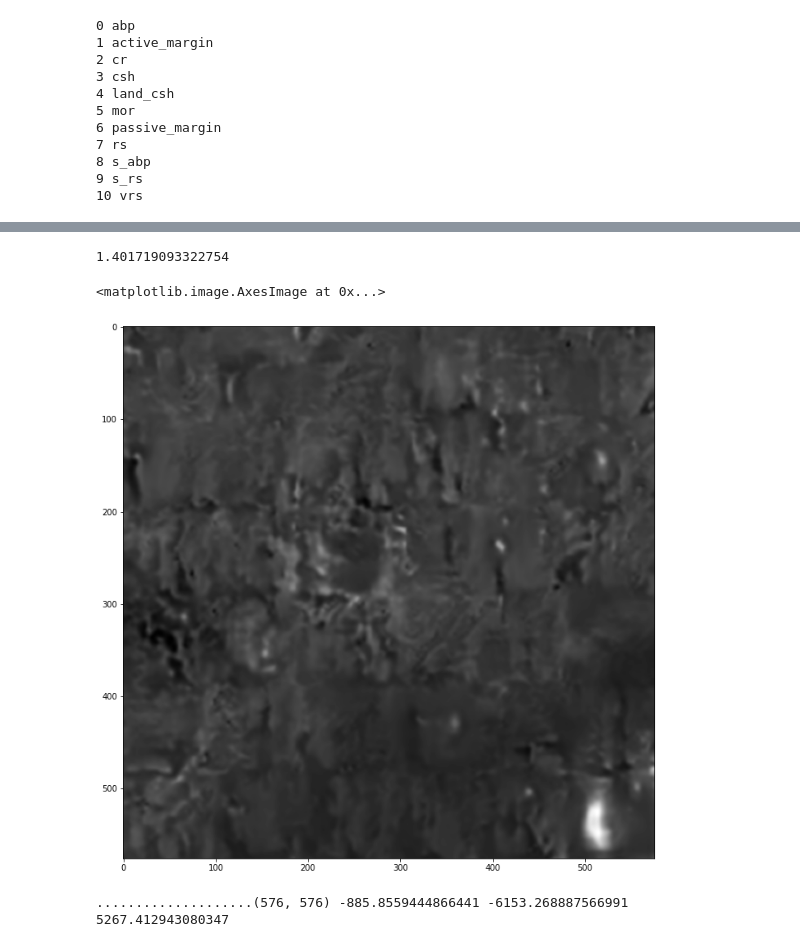
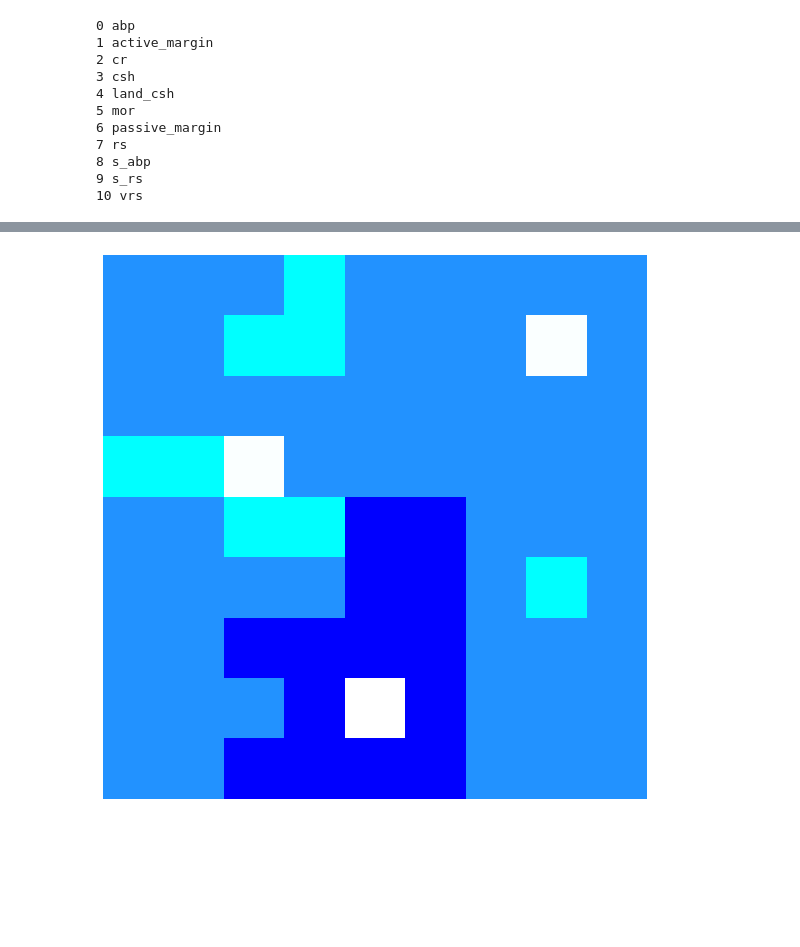
Before and after one commit to nico5655/OceanPSC, a Jupyter notebook: generate_terrain.ipynb, the cells around one changed output, grey strips where cells are left out. Cells and saved outputs as stored; diff of their text form; code cells hidden in the pictures; blank space fills up the shorter version.

```diff
--- a/generate_terrain.ipynb
+++ b/generate_terrain.ipynb
@@ -52,17 +35,21 @@ classes=np.int32(classes)
+# %%
+classes=np.array([[7,7,7,10,7,7,7,7,7],
+                  [7,7,10,10,7,7,7,9,7],
+                  [7,7,7,7,7,7,7,7,7],
+                  [10,10,9,7,7,7,7,7,7],
+                  [7,7,10,10,0,0,7,7,7],
+                  [7,7,7,7,0,0,7,10,7],
+                  [7,7,0,0,0,0,7,7,7],
+                  [7,7,7,0,8,0,7,7,7],
+                  [7,7,0,0,0,0,7,7,7]])
+
+#classes=7*np.ones_like(classes)
+# %%
+plt.figure(figsize=(10,10))
+plt.imshow(classes,cmap=c.samples_color_map)
+plt.axis('off')
+plt.show()
+# %% [output]
+[figure, added]
 # %%
 gen=Generation(inter_d=2)
-# %%
-
-gen.num_candidates=100
-t=time.time()
-map=gen.generate_tiled_map(classes)
-print(time.time()-t)
-# %% [output]
-1.401719093322754
-# %%
-
-plt.figure(figsize=(12,12))
-plt.imshow(gaussian_filter(map,1.5),cmap='gray')
-# %% [output]
-<matplotlib.image.AxesImage at 0x...>
-[figure, removed]
@@ -71,4 +55,0 @@ import OceanPSC.Erosion as e
-# %%
-map2=e.erosion(map.copy(),iterations=20)
-# %% [output]
-....................(576, 576) -885.8559444866441 -6153.268887566991 5267.412943080347
```
Also changed, not shown: parts of 11 cells of this notebook, 5 other files.
